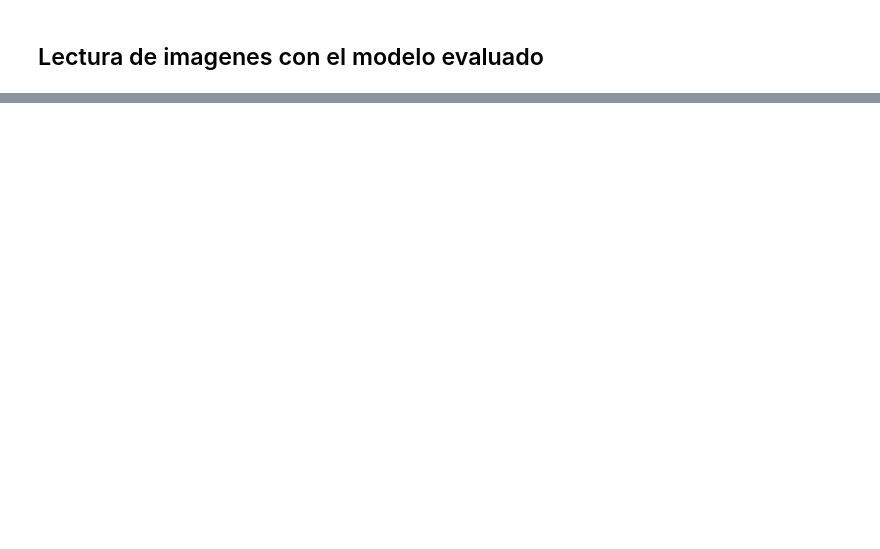
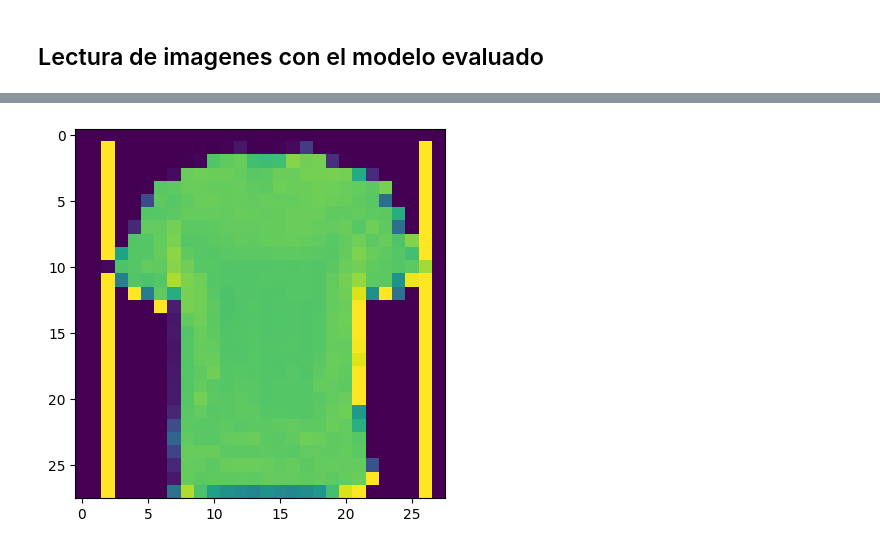
Before and after one commit to bryandelgado99/Fundamentos-de-IA, a Jupyter notebook: Deberes/Deber_4__Deep_Learning.ipynb, the cells around one changed output, grey strips where cells are left out. Cells and saved outputs as stored; diff of their text form; code cells hidden in the pictures; blank space fills up the shorter version.

```diff
--- a/Deberes/Deber_4__Deep_Learning.ipynb
+++ b/Deberes/Deber_4__Deep_Learning.ipynb
@@ -76,5 +75,5 @@ y_train = keras.utils.to_categorical(y_train, num_classes=10)
 y_test = keras.utils.to_categorical(y_test, num_classes=10)
 
 # 6. Entrenamos el modelo
-modelo.fit(x_train,y_train,batch_size=128, epochs=5)
+modelo.fit(x_train,y_train,batch_size=145, epochs=6)
 # %% [output]
@@ -111,0 +115,6 @@ plt.imshow(imagen)
+# %%
+# 8. Agregar una dimensión adicional para representar el canal de color(escala de grises) se grega al final
+imagen=np.expand_dims(imagen, axis=-1)
+
+# 9. Agregar una dimensión adicional para representar el lote de imagenes
+imagen=np.expand_dims(imagen, axis=0)
@@ -111,0 +123,5 @@ plt.imshow(imagen)
+# %%
+# 10. Realizamos la predicción y la imprimimos
+prediccion= modelo.predict(imagen)
+prediccion_categoria= np.argmax(prediccion[0])
+print('La imagen se clasifica como:',prediccion_categoria)
@@ -111,0 +137,23 @@ plt.imshow(imagen)
+# %%
+# Predicción 1:
+
+# Leemos la imagen con CV2
+imagen = cv.imread('/Fundamentos-de-IA/files/images/camiseta.png')
+
+# Realizamos transformaciones de datos y procesamos la imagen
+imagen = cv.GaussianBlur(imagen, (3,3), 0) #Filtro de desenfoque
+imagen = cv.cvtColor(imagen, cv.COLOR_BGR2GRAY) #Cambiamos color a escala de grises
+imagen = cv.resize(imagen, (28,28), interpolation=cv.INTER_NEAREST) #Redimensionamiento de imagen
+imagen = cv.bitwise_not(imagen) #Aplicación de inversión de color
+plt.imshow(imagen)
+
+# Agregar una dimensión adicional para representar el canal de color(escala de grises) se grega al final
+imagen=np.expand_dims(imagen, axis=-1)
+
+# Agregar una dimensión adicional para representar el lote de imagenes
+imagen=np.expand_dims(imagen, axis=0)
+
+prediccion_1 = modelo.predict(imagen)
+prediccion_1__categoria = np.argmax(prediccion_1[0])
+print('La imagen se clasifica como:',prediccion_categoria)
+# %% [output]
@@ -111,0 +162 @@ plt.imshow(imagen)
+[figure, added]
```
Also changed, not shown: parts of 17 cells of this notebook, 7 other files.
